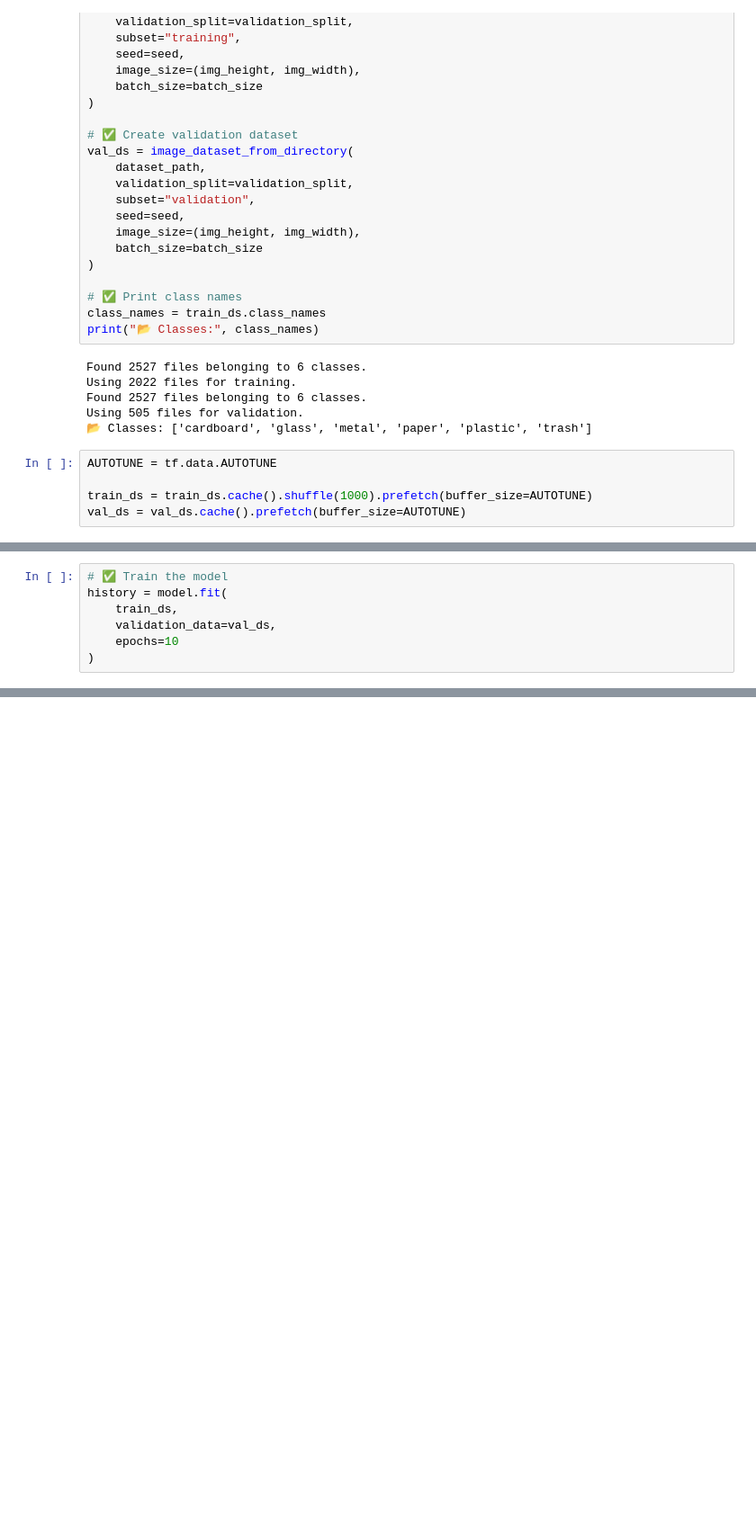
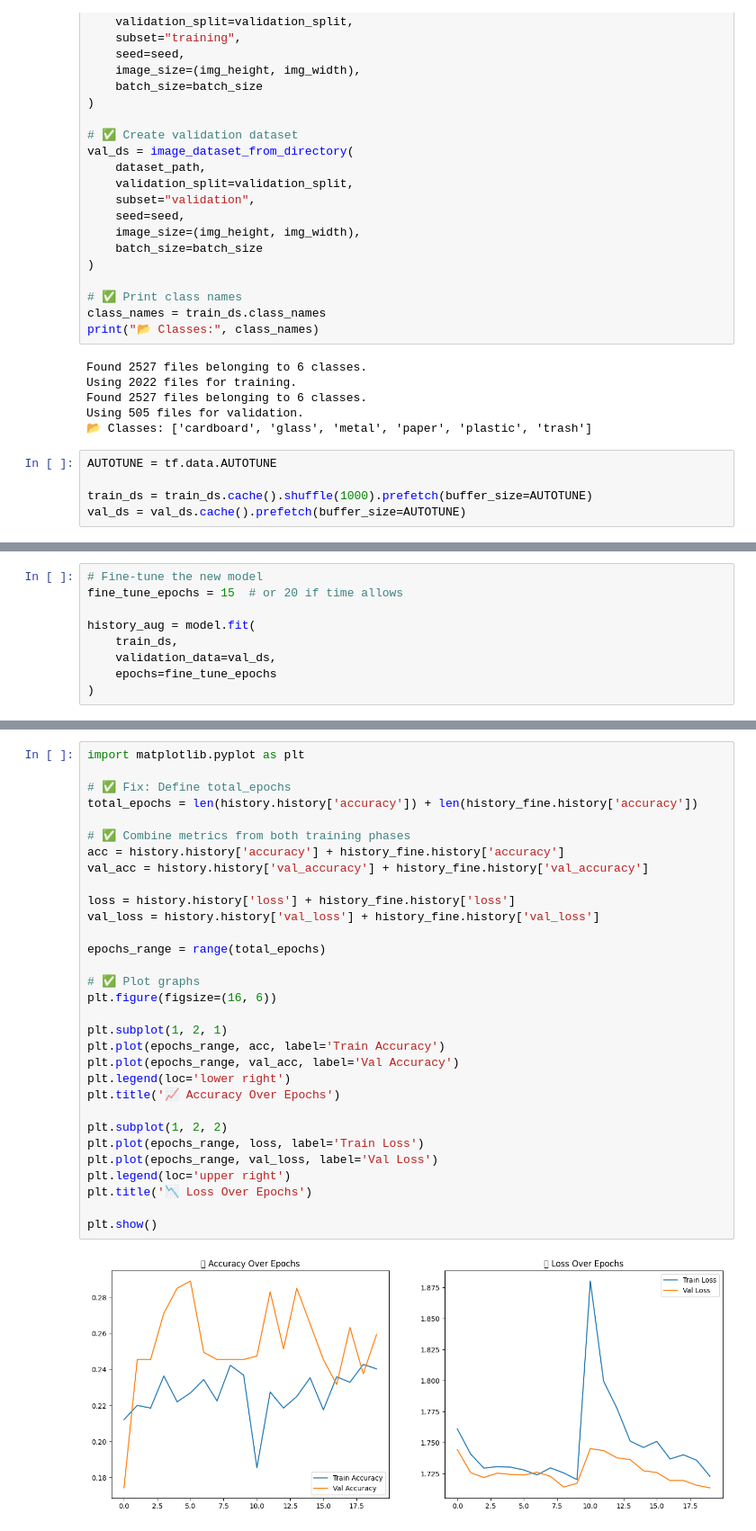
Before and after one commit to Yuviworks/Week-1-, a Jupyter notebook: Garbage_Classification.ipynb, the cells around one changed output, grey strips where cells are left out. Shown: that part at 90% size. Cells and saved outputs as stored; diff of their text form; blank space fills up the shorter version.

```diff
--- a/Garbage_Classification.ipynb
+++ b/Garbage_Classification.ipynb
@@ -146,8 +159,10 @@ Model: "sequential"
 # %%
-# ✅ Train the model
-history = model.fit(
+# Fine-tune the new model
+fine_tune_epochs = 15  # or 20 if time allows
+
+history_aug = model.fit(
     train_ds,
     validation_data=val_ds,
-    epochs=10
+    epochs=fine_tune_epochs
 )
 # %% [output]
@@ -173,0 +213,33 @@ Epoch 10/10
+# %%
+import matplotlib.pyplot as plt
+
+# ✅ Fix: Define total_epochs
+total_epochs = len(history.history['accuracy']) + len(history_fine.history['accuracy'])
+
+# ✅ Combine metrics from both training phases
+acc = history.history['accuracy'] + history_fine.history['accuracy']
+val_acc = history.history['val_accuracy'] + history_fine.history['val_accuracy']
+
+loss = history.history['loss'] + history_fine.history['loss']
+val_loss = history.history['val_loss'] + history_fine.history['val_loss']
+
+epochs_range = range(total_epochs)
+
+# ✅ Plot graphs
+plt.figure(figsize=(16, 6))
+
+plt.subplot(1, 2, 1)
+plt.plot(epochs_range, acc, label='Train Accuracy')
+plt.plot(epochs_range, val_acc, label='Val Accuracy')
+plt.legend(loc='lower right')
+plt.title('📈 Accuracy Over Epochs')
+
+plt.subplot(1, 2, 2)
+plt.plot(epochs_range, loss, label='Train Loss')
+plt.plot(epochs_range, val_loss, label='Val Loss')
+plt.legend(loc='upper right')
+plt.title('📉 Loss Over Epochs')
+
+plt.show()
+# %% [output]
+[figure, added]
```
Also changed, not shown: parts of 7 cells of this notebook.
